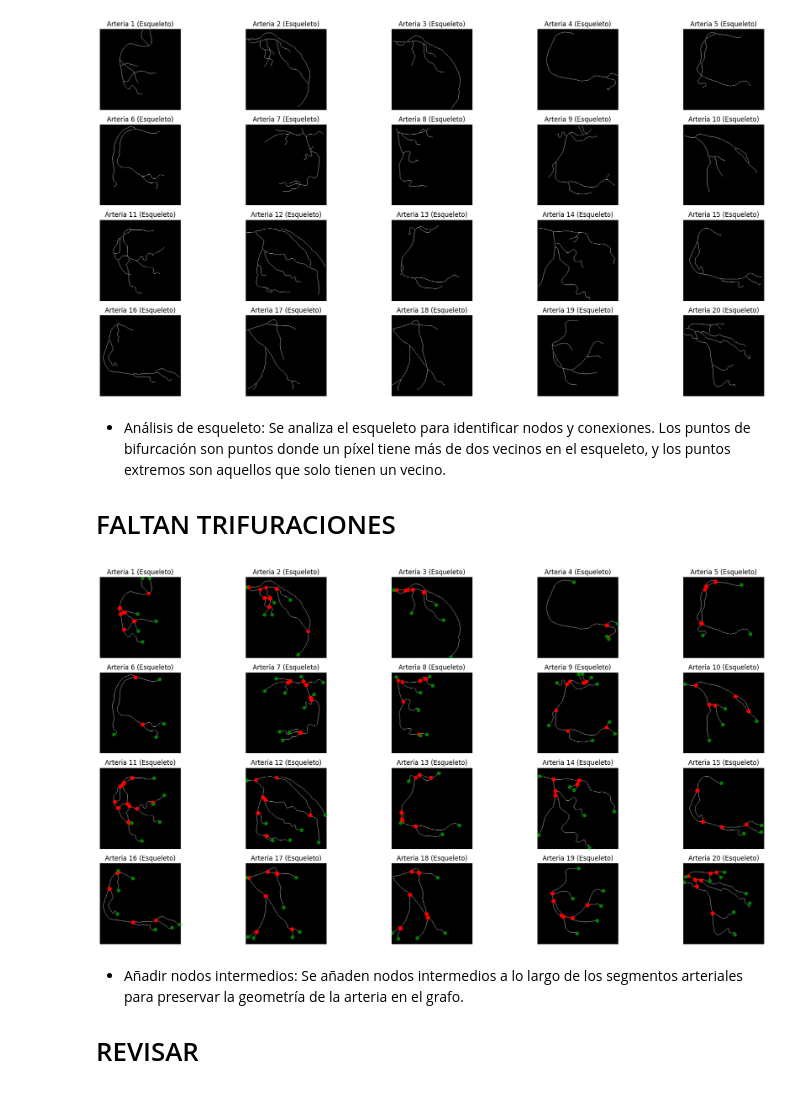
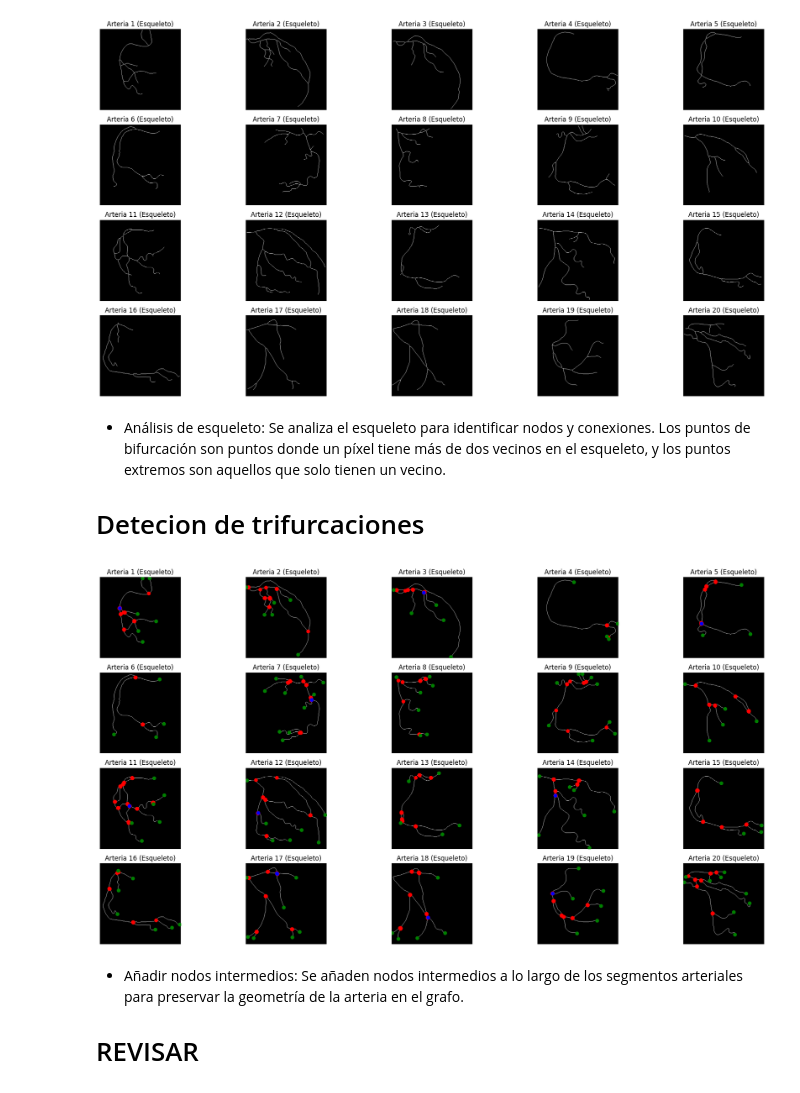
Before and after one commit to stefanoaragoni/Proyecto1_VisionComputadora, a Jupyter notebook: Problema2.ipynb, the cells around one changed output. Drawn from its saved outputs; the diff is of its cells as text; code cells hidden in the pictures.

Commit message:
trifurcaciones done

```diff
--- a/Problema2.ipynb
+++ b/Problema2.ipynb
@@ -192,13 +192,14 @@ plt.show()
 # %% [markdown]
 - Análisis de esqueleto: Se analiza el esqueleto para identificar nodos y conexiones. Los puntos de bifurcación son puntos donde un píxel tiene más de dos vecinos en el esqueleto, y los puntos extremos son aquellos que solo tienen un vecino.
 
-# FALTAN TRIFURACIONES
+# Detecion de trifurcaciones
 # %%
-# Función para encontrar puntos de bifurcación y extremos en el esqueleto
+
 def analyze_skeleton(skeleton):
     # Preparar arrays para almacenar las coordenadas de los puntos
     bifurcation_points = []
     endpoint_points = []
+    trifurcation_points = []  # Agregar lista para puntos de trifurcación
 
     # Obtener las dimensiones de la imagen
     dimensions = skeleton.shape
@@ -212,44 +213,65 @@ def analyze_skeleton(skeleton):
             # Si el píxel es parte del esqueleto y tiene exactamente un vecino, es un extremo
             if p == 1 and neighbors == 1:
                 endpoint_points.append((j, i))
-            # Si el píxel es parte del esqueleto y tiene tres o más vecinos, es una bifurcación
-            elif p == 1 and neighbors >= 3:
+            # Si el píxel es parte del esqueleto y tiene exactamente tres vecinos, es una bifurcación
+            elif p == 1 and neighbors == 3:
                 bifurcation_points.append((j, i))
+            # Si el píxel es parte del esqueleto y tiene exactamente cuatro vecinos, es una trifurcación
+            elif p == 1 and neighbors == 4:
+                # Analizar la configuración de los vecinos para determinar si es una 'T' o una cruz
+                neighbor_positions = [
+                    skeleton[i-1, j], skeleton[i+1, j], # Arriba y abajo
+                    skeleton[i, j-1], skeleton[i, j+1], # Izquierda y derecha
+                    skeleton[i-1, j-1], skeleton[i-1, j+1], # Diagonales superiores
+                    skeleton[i+1, j-1], skeleton[i+1, j+1]  # Diagonales inferiores
+                ]
+                # Contar cuántos de los puntos diagonales están activos
+                diagonal_neighbors = neighbor_positions[4:].count(1)
+                # Si hay exactamente un vecino diagonal activo, es una 'T', por lo tanto, una trifurcación
+                if diagonal_neighbors == 1:
+                    trifurcation_points.append((j, i))
+                else:
+                    # Es una bifurcación o un punto con conexión cruzada, pero no una trifurcación
+                    bifurcation_points.append((j, i))
 
-    return bifurcation_points, endpoint_points
+    return bifurcation_points, endpoint_points, trifurcation_points
 
-# Encontrar puntos de bifurcación y extremos
 
+# Encontrar puntos de bifurcación, extremos y trifurcación
 analized_skeleton_images = [analyze_skeleton(image) for image in skeleton_images]
 
-# Mostrar las imágenes esqueletizadas con puntos de bifurcación y extremos
+# Mostrar las imágenes esqueletizadas con puntos de bifurcación, extremos y trifurcación
 num_rows = 4
 num_cols = 5
 fig, axes = plt.subplots(num_rows, num_cols, figsize=(20, 10))
 
 # Contador de subfiguras
 index = 0
 
 # Iterar sobre las imágenes esqueletizadas y mostrarlas en la cuadrícula
 for i in range(20):  # Asumiendo que hay 20 imágenes
     skeleton_image = skeleton_images[i]  # Esta es la imagen esqueletizada
-    bifurcations, endpoints = analized_skeleton_images[i]  # Estos son los puntos detectados
+    bifurcations, endpoints, trifurcations = analized_skeleton_images[i]  # Estos son los puntos detectados
 
     # Mostrar imagen esqueletizada
     axes[index // num_cols, index % num_cols].imshow(skeleton_image, cmap='gray')
-    axes[index // num_cols, index % num_cols].scatter(*zip(*bifurcations), color='red')
-    axes[index // num_cols, index % num_cols].scatter(*zip(*endpoints), color='green')
+    if bifurcations:
+        axes[index // num_cols, index % num_cols].scatter(*zip(*bifurcations), color='red', label='Bifurcaciones')
+    if endpoints:
+        axes[index // num_cols, index % num_cols].scatter(*zip(*endpoints), color='green', label='Extremos')
+    if trifurcations:
+        axes[index // num_cols, index % num_cols].scatter(*zip(*trifurcations), color='blue', label='Trifurcaciones')
     axes[index // num_cols, index % num_cols].axis('off')
     axes[index // num_cols, index % num_cols].set_title(f'Arteria {i + 1} (Esqueleto)')
 
     # Aumentar el contador de subfiguras
     index += 1
 
 # Ajustar el espacio entre las subfiguras
 plt.tight_layout()
 plt.show()
 # %% [output]
-[figure, old version]
+[figure, new version]
 # %% [markdown]
 - Añadir nodos intermedios: Se añaden nodos intermedios a lo largo de los segmentos arteriales para preservar la geometría de la arteria en el grafo.
 # REVISAR
```
Also changed, not shown: parts of 1 cell of this notebook.
